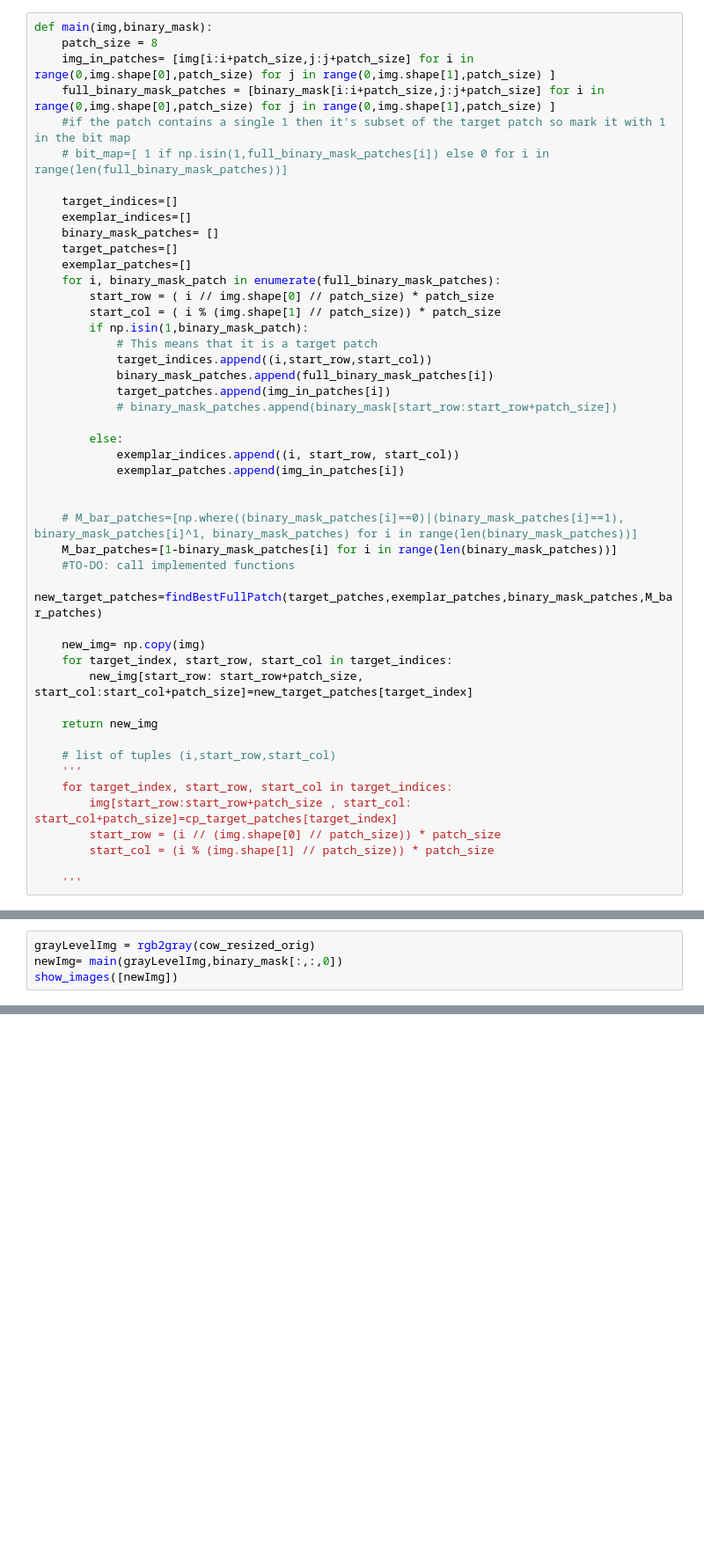
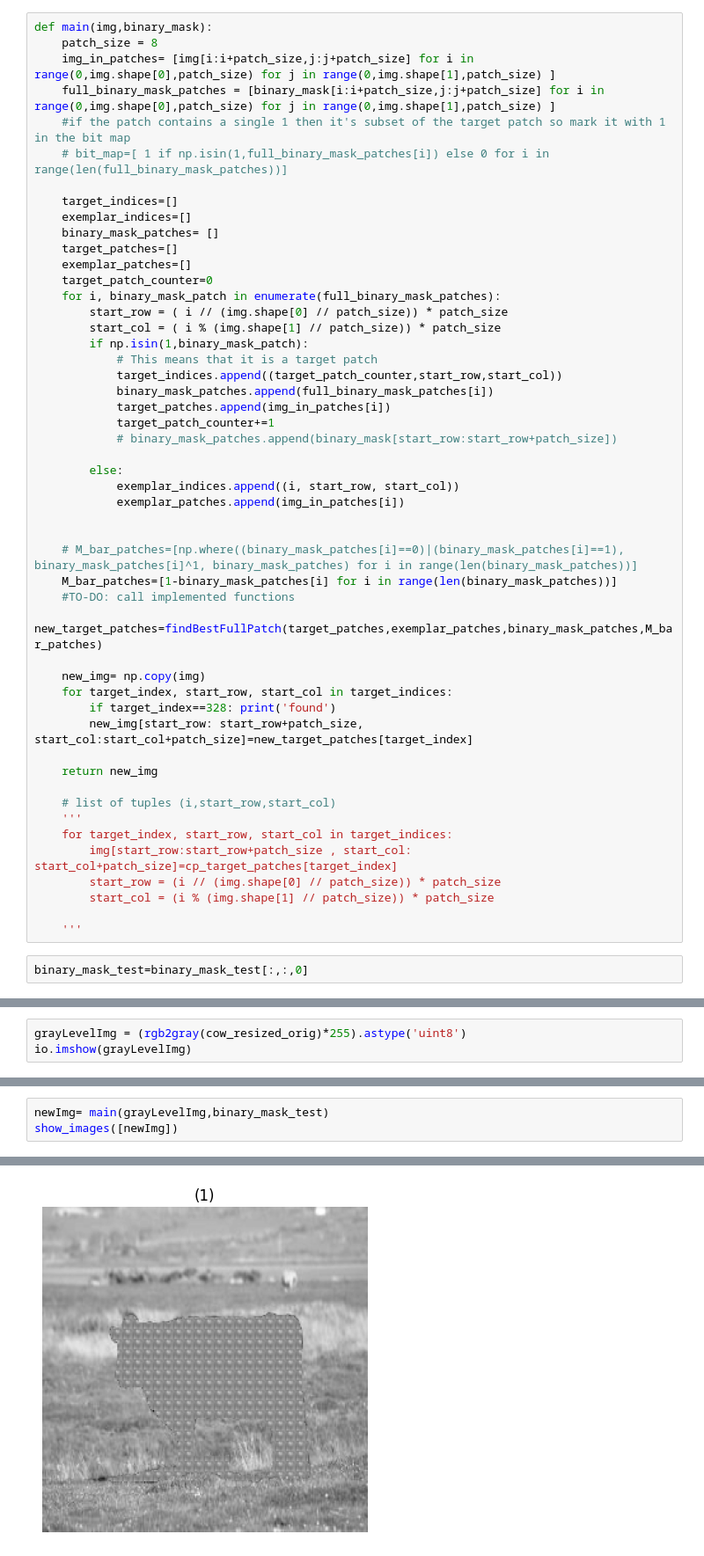
Before and after one commit to Omar-Al-Sharif/Magic-Inpainting, a Jupyter notebook: regionDetection/inpainting_with_detection.ipynb, the cells around one changed output, grey strips where cells are left out. Shown at 88% size. Cells and saved outputs as stored; diff of their text form; blank space fills up the shorter version.

```diff
--- a/regionDetection/inpainting_with_detection.ipynb
+++ b/regionDetection/inpainting_with_detection.ipynb
@@ -122,14 +68,16 @@ def main(img,binary_mask):
     binary_mask_patches= []
     target_patches=[]
     exemplar_patches=[]
+    target_patch_counter=0
     for i, binary_mask_patch in enumerate(full_binary_mask_patches):
-        start_row = ( i // img.shape[0] // patch_size) * patch_size
+        start_row = ( i // (img.shape[0] // patch_size)) * patch_size
         start_col = ( i % (img.shape[1] // patch_size)) * patch_size
         if np.isin(1,binary_mask_patch):
             # This means that it is a target patch
-            target_indices.append((i,start_row,start_col))
+            target_indices.append((target_patch_counter,start_row,start_col))
             binary_mask_patches.append(full_binary_mask_patches[i])
             target_patches.append(img_in_patches[i])
+            target_patch_counter+=1
             # binary_mask_patches.append(binary_mask[start_row:start_row+patch_size])
 
         else:
@@ -144,6 +92,7 @@ def main(img,binary_mask):
 
     new_img= np.copy(img)
     for target_index, start_row, start_col in target_indices:
+        if target_index==328: print('found')
         new_img[start_row: start_row+patch_size, start_col:start_col+patch_size]=new_target_patches[target_index]
 
     return new_img
@@ -156,3 +105,5 @@ def main(img,binary_mask):
         start_col = (i % (img.shape[1] // patch_size)) * patch_size
 
     '''
+# %%
+binary_mask_test=binary_mask_test[:,:,0]
@@ -158,0 +120,3 @@ def main(img,binary_mask):
+# %%
+grayLevelImg = (rgb2gray(cow_resized_orig)*255).astype('uint8')
+io.imshow(grayLevelImg)
@@ -159,5 +126,4 @@ def main(img,binary_mask):
 # %%
-grayLevelImg = rgb2gray(cow_resized_orig)
-newImg= main(grayLevelImg,binary_mask[:,:,0])
+newImg= main(grayLevelImg,binary_mask_test)
 show_images([newImg])
 # %% [output]
@@ -164,0 +130 @@ TypeError: 'NoneType' object is not subscriptable
+[figure, added]
```
Also changed, not shown: parts of 8 cells of this notebook.
